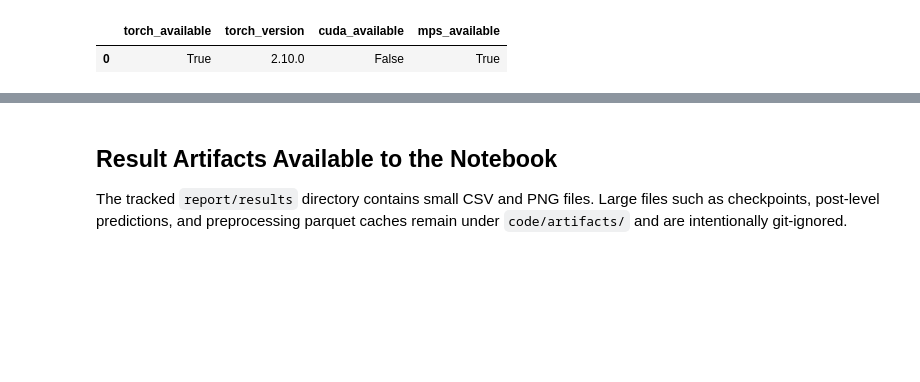
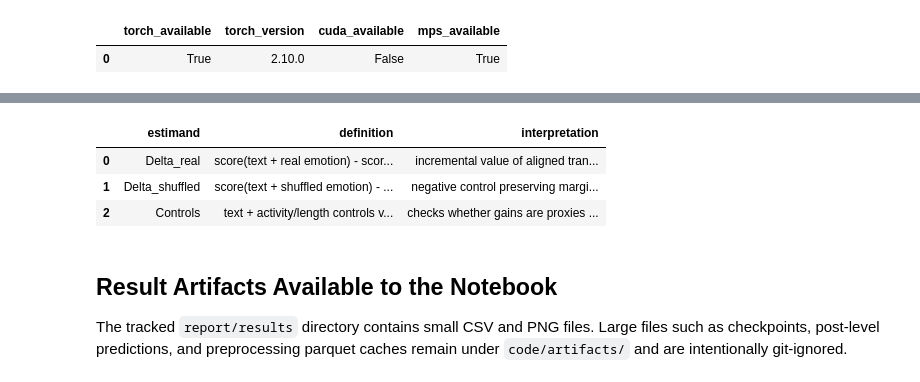
Before and after one commit to zih428/ac209b-emotion-mbti-final-project, a Jupyter notebook: milestones/ms4_final_modeling_deliverables/code/cs1090b_ms4_main_group66.ipynb, the cells around one changed output, grey strips where cells are left out. Saved outputs shown, nothing was run; the diff lists cells and outputs as text; code cells hidden in the pictures; blank space fills up the shorter version.

```diff
--- a/milestones/ms4_final_modeling_deliverables/code/cs1090b_ms4_main_group66.ipynb
+++ b/milestones/ms4_final_modeling_deliverables/code/cs1090b_ms4_main_group66.ipynb
@@ -69,3 +73,15 @@ display(pd.DataFrame([torch_environment()]))
+# %%
+scientific_estimands = pd.DataFrame([
+    {"estimand": "Delta_real", "definition": "score(text + real emotion) - score(text-only)", "interpretation": "incremental value of aligned transferred emotion features"},
+    {"estimand": "Delta_shuffled", "definition": "score(text + shuffled emotion) - score(text-only)", "interpretation": "negative control preserving marginal emotion distribution but destroying author alignment"},
+    {"estimand": "Controls", "definition": "text + activity/length controls vs matched text-only", "interpretation": "checks whether gains are proxies for verbosity, retained-post count, or truncation exposure"},
+])
+display(scientific_estimands)
+# %% [output]
+|  | estimand | definition | interpretation |
+| 0 | Delta_real | score(text + real emotion) - scor... | incremental value of aligned tran... |
+| 1 | Delta_shuffled | score(text + shuffled emotion) - ... | negative control preserving margi... |
+| 2 | Controls | text + activity/length controls v... | checks whether gains are proxies ... |
 # %% [markdown]
 ## Result Artifacts Available to the Notebook
 
```
Also changed, not shown: parts of 23 cells of this notebook, 3 other files.
